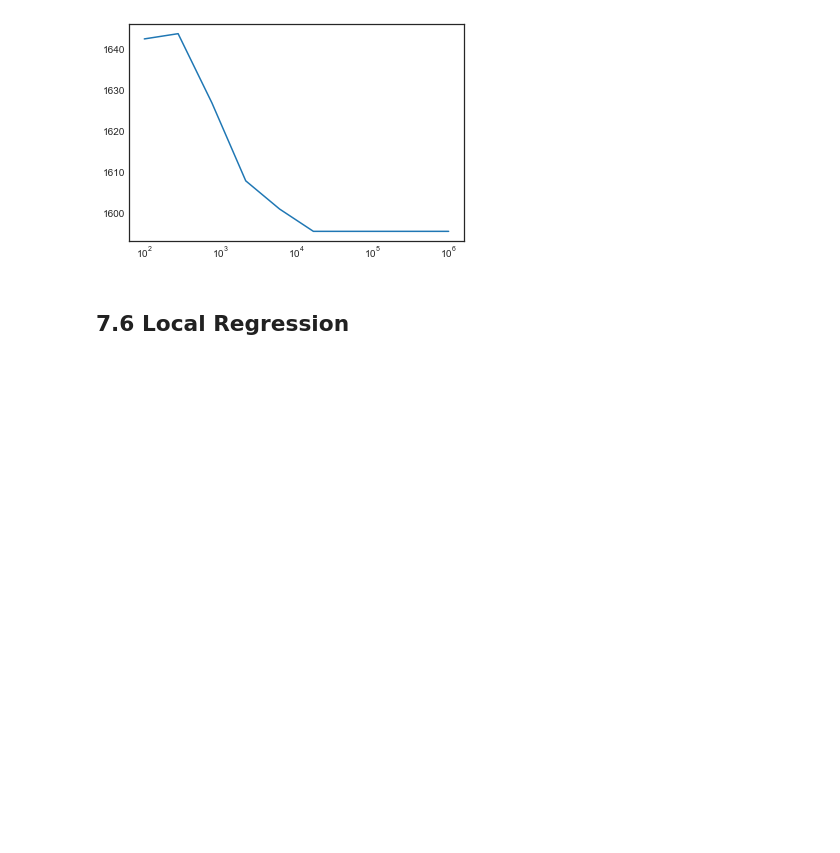
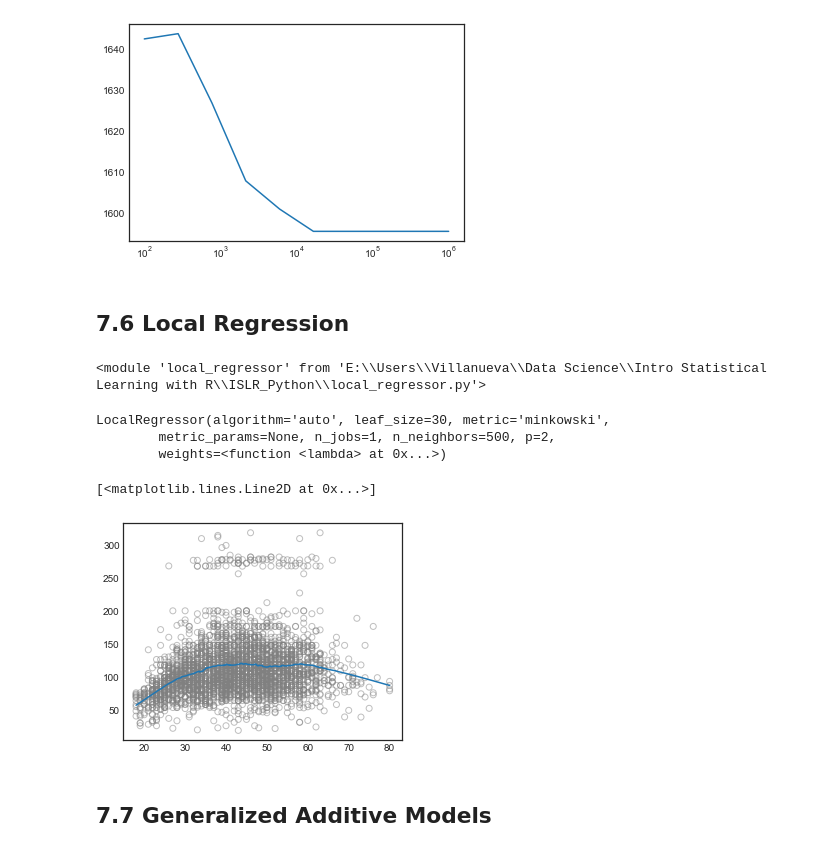
Before and after one commit to pedvide/ISLR_Python, a Jupyter notebook: Chapter7_Moving_Beyond_Linearity.ipynb, the cells around one changed output. Saved outputs shown, nothing was run; the diff lists cells and outputs as text; code cells hidden in the pictures; blank space fills up the shorter version.

Commit message:
local regression

```diff
--- a/Chapter7_Moving_Beyond_Linearity.ipynb
+++ b/Chapter7_Moving_Beyond_Linearity.ipynb
@@ -419,0 +423,31 @@ plt.semilogx(smoothing, errors_smooth);
+# %%
+from importlib import reload
+reload(local_regressor)
+# %% [output]
+<module 'local_regressor' from 'E:\\Users\\Villanueva\\Data Science\\Intro Statistical Learning with R\\ISLR_Python\\local_regressor.py'>
+# %%
+X = df_wage['age'].values.reshape(-1, 1)
+y = df_wage['wage'].values
+# %%
+n_neighbors = 500
+sigma = 10
+kernel = lambda dist: np.exp(-dist**2/(2*sigma**2))
+local_regression = local_regressor.LocalRegressor(n_neighbors, weights=kernel)
+local_regression.fit(X, y)
+# %% [output]
+LocalRegressor(algorithm='auto', leaf_size=30, metric='minkowski',
+        metric_params=None, n_jobs=1, n_neighbors=500, p=2,
+        weights=<function <lambda> at 0x...>)
+# %%
+fig, ax = plt.subplots(1, 1, figsize=(5,4))
+
+age_range = np.linspace(df_wage.age.min(), df_wage.age.max(), 1000).reshape((-1, 1))
+y_pred = local_regression.predict(age_range)
+
+ax.scatter(X, y, facecolors='None', edgecolors='grey', alpha=.5)
+ax.plot(age_range, y_pred)
+# %% [output]
+[<matplotlib.lines.Line2D at 0x...>]
+[figure, added]
+# %% [markdown]
+## 7.7 Generalized Additive Models
```
Also changed, not shown: parts of 2 cells of this notebook.
